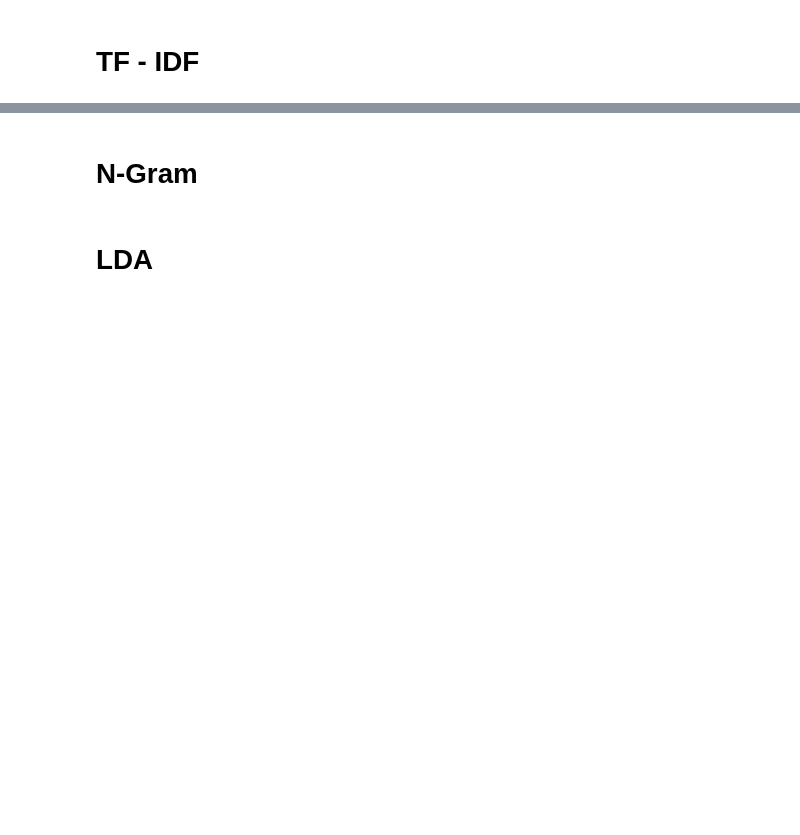
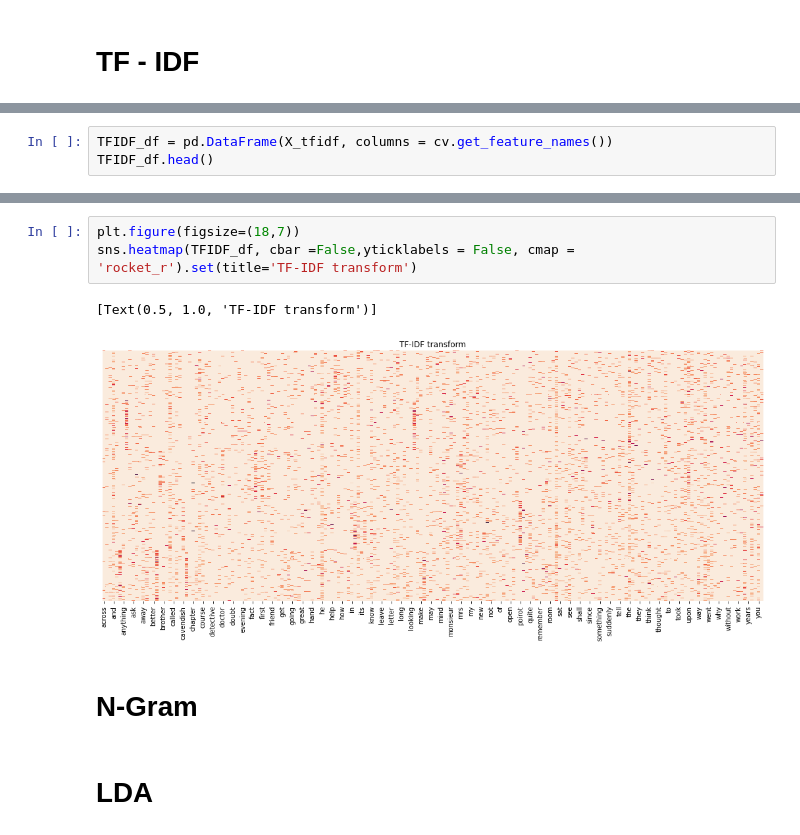
Before and after one commit to bhaskars9/Text-Classification, a Jupyter notebook: TextClassification.ipynb, the cells around one changed output, grey strips where cells are left out. Cells and saved outputs as stored; diff of their text form; blank space fills up the shorter version.

```diff
--- a/TextClassification.ipynb
+++ b/TextClassification.ipynb
@@ -33,0 +71,3 @@ X.shape
+# %%
+TFIDF_df = pd.DataFrame(X_tfidf, columns = cv.get_feature_names())
+TFIDF_df.head()
@@ -34,3 +82,9 @@ X.shape
+# %%
+plt.figure(figsize=(18,7))
+sns.heatmap(TFIDF_df, cbar =False,yticklabels = False, cmap = 'rocket_r').set(title='TF-IDF transform')
+# %% [output]
+[Text(0.5, 1.0, 'TF-IDF transform')]
+[figure, added]
 # %% [markdown]
 # N-Gram
 # %% [markdown]
```
Also changed, not shown: parts of 20 cells of this notebook.
